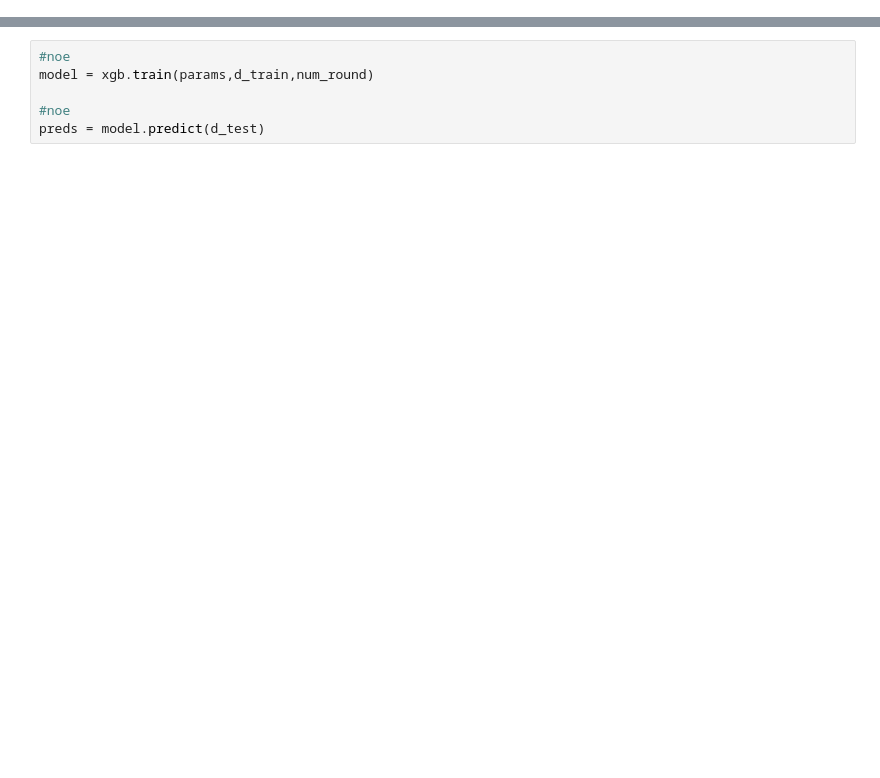
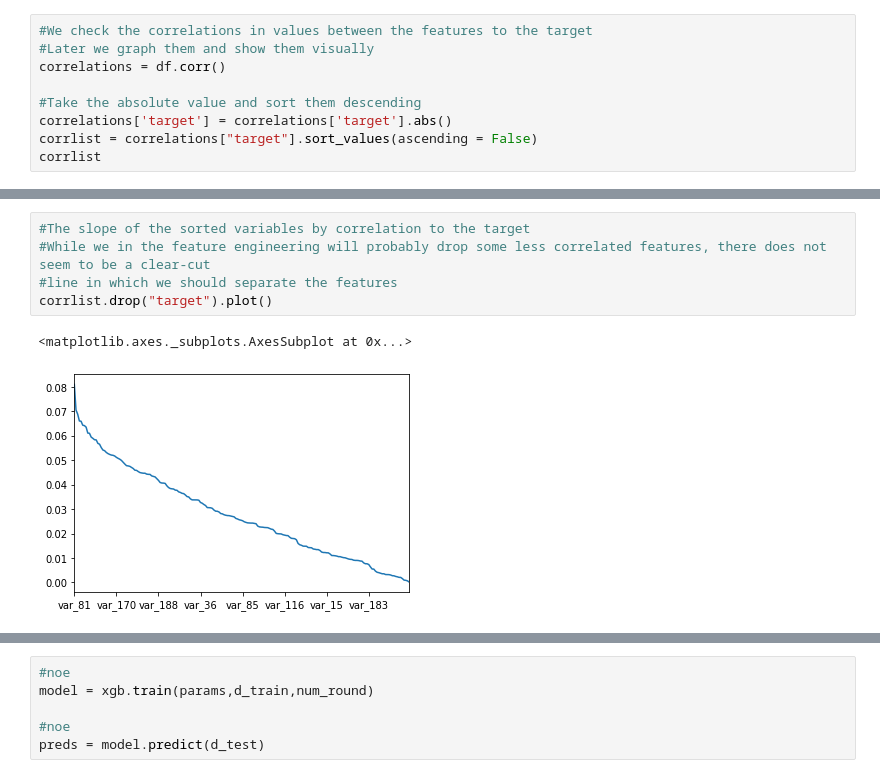
Before and after one commit to andgho/TDT05-project, a Jupyter notebook: tdt05.ipynb, the cells around one changed output, grey strips where cells are left out. Cells and saved outputs as stored; diff of their text form; blank space fills up the shorter version.

```diff
--- a/tdt05.ipynb
+++ b/tdt05.ipynb
@@ -25,0 +91,9 @@ df.columns = newcolnames
+# %%
+#We check the correlations in values between the features to the target
+#Later we graph them and show them visually
+correlations = df.corr()
+
+#Take the absolute value and sort them descending
+correlations['target'] = correlations['target'].abs()
+corrlist = correlations["target"].sort_values(ascending = False)
+corrlist
@@ -25,0 +113,8 @@ df.columns = newcolnames
+# %%
+#The slope of the sorted variables by correlation to the target
+#While we in the feature engineering will probably drop some less correlated features, there does not seem to be a clear-cut
+#line in which we should separate the features
+corrlist.drop("target").plot()
+# %% [output]
+<matplotlib.axes._subplots.AxesSubplot at 0x...>
+[figure, added]
```
Also changed, not shown: parts of 27 cells of this notebook.
